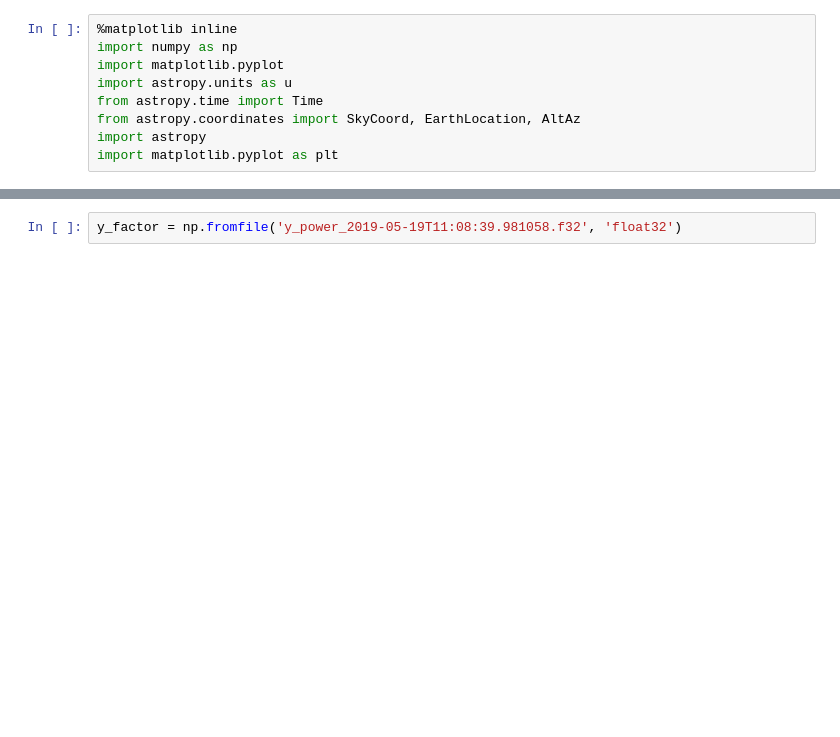
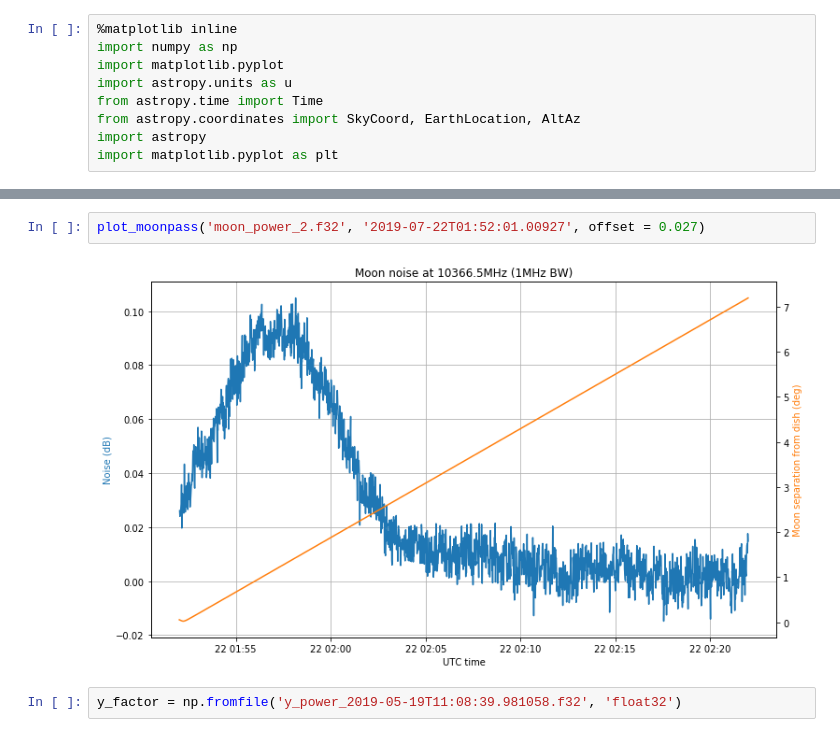
Before and after one commit to daniestevez/jupyter_notebooks, a Jupyter notebook: eshail2/Moon noise.ipynb, the cells around one changed output, grey strips where cells are left out. Drawn from its saved outputs; the diff is of its cells as text; blank space fills up the shorter version.

```diff
--- a/eshail2/Moon noise.ipynb
+++ b/eshail2/Moon noise.ipynb
@@ -44,3 +47,7 @@ ax2.set_ylabel('Moon separation from dish (deg)', color = 'C1');
+# %%
+plot_moonpass('moon_power_2.f32', '2019-07-22T01:52:01.00927', offset = 0.027)
+# %% [output]
+[figure, added]
 # %%
 y_factor = np.fromfile('y_power_2019-05-19T11:08:39.981058.f32', 'float32')
 # %%
```
Also changed, not shown: parts of 8 cells of this notebook, 1 other file.
